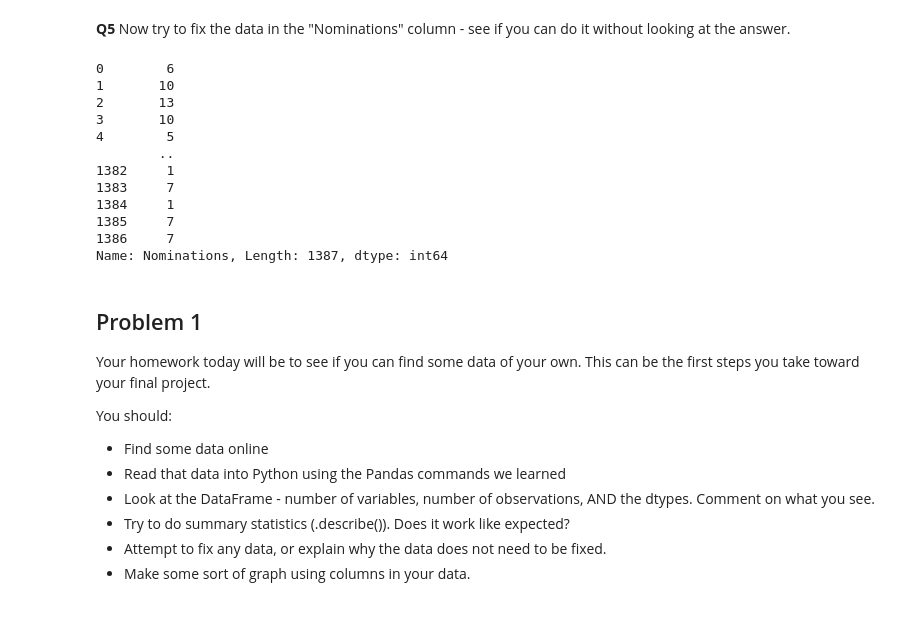
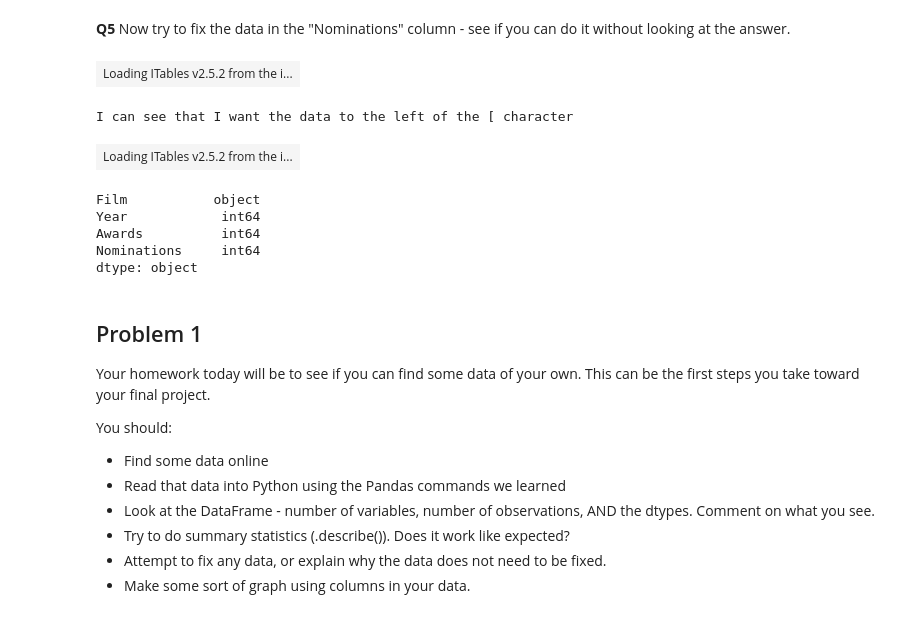
Before and after one commit to DCard2512/DATA101_Diego_Cardenas_Code, a Jupyter notebook: Day8/Day8-HW.ipynb, the cells around one changed output. Saved outputs shown, nothing was run; the diff lists cells and outputs as text; code cells hidden in the pictures.

```diff
--- a/Day8/Day8-HW.ipynb
+++ b/Day8/Day8-HW.ipynb
@@ -171,28 +170,26 @@ DF_award
 # %% [markdown]
 **Q5** Now try to fix the data in the "Nominations" column - see if you can do it without looking at the answer.
 # %%
-# Your code here
 nom_data = DF_raw['Nominations'].value_counts()
 DF_nom = nom_data.reset_index().rename(columns={"index": "value", 0: "count"})
-DF_nom
+show(DF_nom)
+print('I can see that I want the data to the left of the [ character')
 
-DF_raw['Nominations'] = DF_raw['Nominations'].apply(lambda x: int(x))
+DF_raw['Nominations'] = DF_raw['Nominations'].apply(lambda x: int(x.split('[')[0]))
 award_data = DF_raw['Awards'].value_counts()
 DF_award = award_data.reset_index().rename(columns={"index": "value", 0: "count"})
-DF_raw['Nominations']
+show(DF_award)
+
+DF_raw.dtypes
 # %% [output]
+| Loading ITables v2.5.2 from the i... |
-0        6
-1       10
-2       13
-3       10
-4        5
-        ..
-1382     1
-1383     7
-1384     1
-1385     7
-1386     7
-Name: Nominations, Length: 1387, dtype: int64
+I can see that I want the data to the left of the [ character
+| Loading ITables v2.5.2 from the i... |
+Film           object
+Year            int64
+Awards          int64
+Nominations     int64
+dtype: object
 # %% [markdown]
 ## Problem 1
 
```
Also changed, not shown: parts of 7 cells of this notebook, 1 other file.
